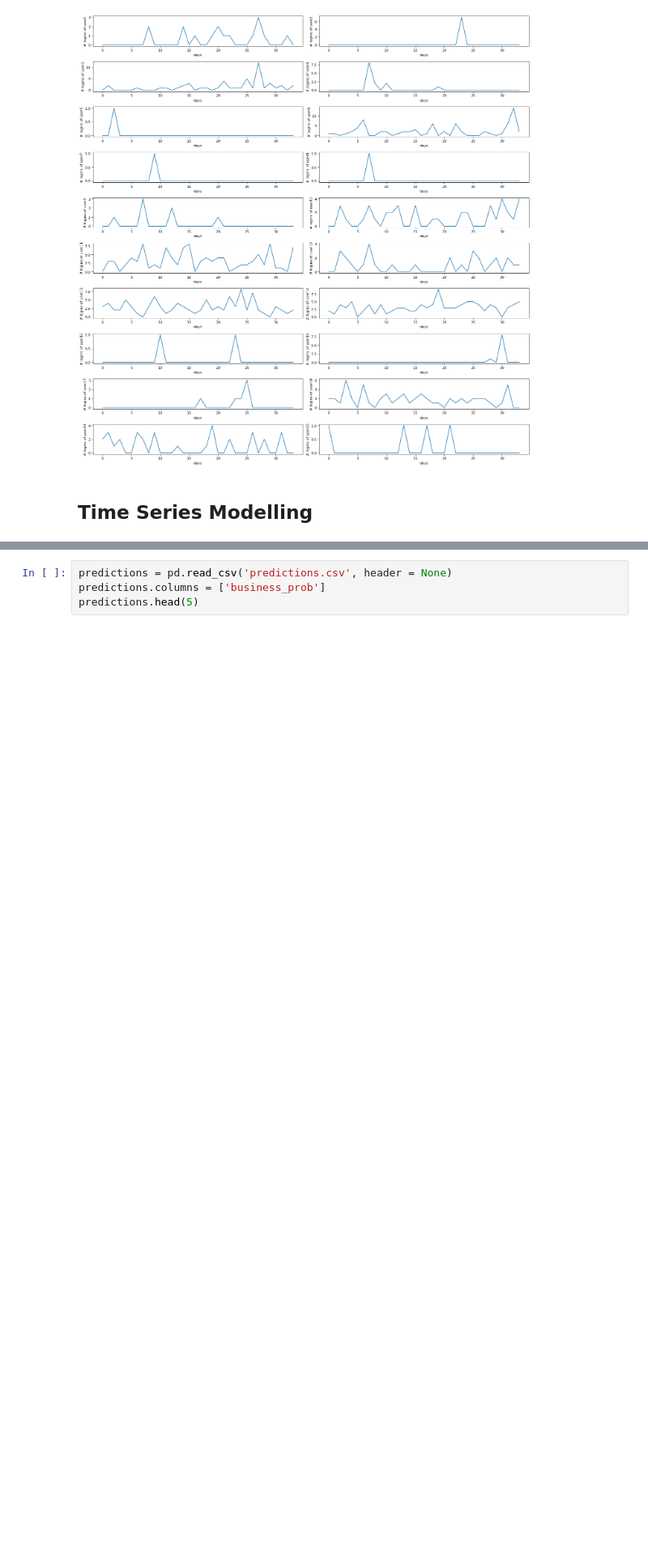
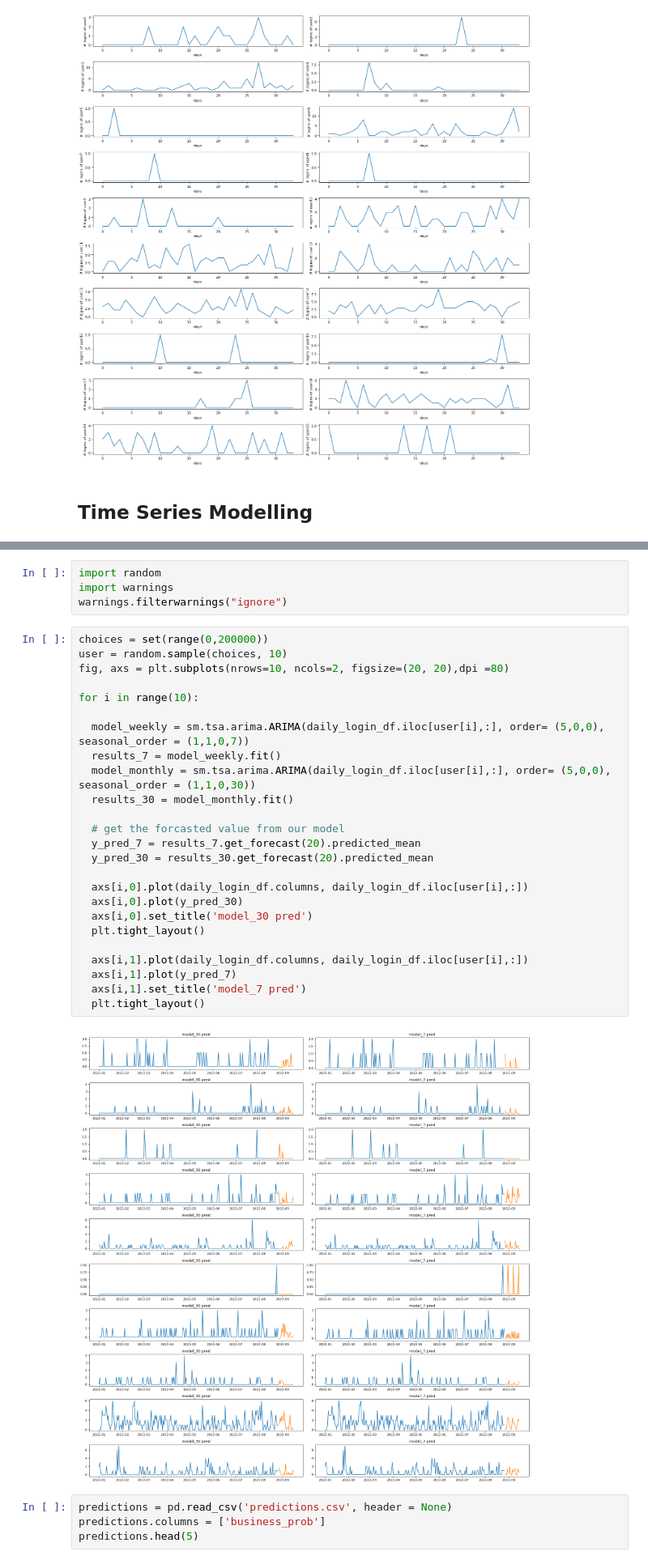
Before and after one commit to eldor-fozilov/data-science-contest, a Jupyter notebook: Task_2_and_3.ipynb, the cells around one changed output, grey strips where cells are left out. Shown at 81% size. Saved outputs shown, nothing was run; the diff lists cells and outputs as text; blank space fills up the shorter version.

Commit message:
updated the models

```diff
--- a/Task_2_and_3.ipynb
+++ b/Task_2_and_3.ipynb
@@ -132,3 +139,34 @@ for index in weekly_login_df.index:
+# %%
+import random
+import warnings
+warnings.filterwarnings("ignore")
+# %%
+choices = set(range(0,200000))
+user = random.sample(choices, 10)
+fig, axs = plt.subplots(nrows=10, ncols=2, figsize=(20, 20),dpi =80)
+
+for i in range(10):
+
+  model_weekly = sm.tsa.arima.ARIMA(daily_login_df.iloc[user[i],:], order= (5,0,0), seasonal_order = (1,1,0,7))
+  results_7 = model_weekly.fit()
+  model_monthly = sm.tsa.arima.ARIMA(daily_login_df.iloc[user[i],:], order= (5,0,0), seasonal_order = (1,1,0,30))
+  results_30 = model_monthly.fit()
+
+  # get the forcasted value from our model
+  y_pred_7 = results_7.get_forecast(20).predicted_mean
+  y_pred_30 = results_30.get_forecast(20).predicted_mean
+
+  axs[i,0].plot(daily_login_df.columns, daily_login_df.iloc[user[i],:])
+  axs[i,0].plot(y_pred_30)
+  axs[i,0].set_title('model_30 pred')
+  plt.tight_layout()
+
+  axs[i,1].plot(daily_login_df.columns, daily_login_df.iloc[user[i],:])
+  axs[i,1].plot(y_pred_7)
+  axs[i,1].set_title('model_7 pred')
+  plt.tight_layout()
+# %% [output]
+[figure, added]
 # %%
 predictions = pd.read_csv('predictions.csv', header = None)
 predictions.columns = ['business_prob']
```
Also changed, not shown: parts of 13 cells of this notebook.
